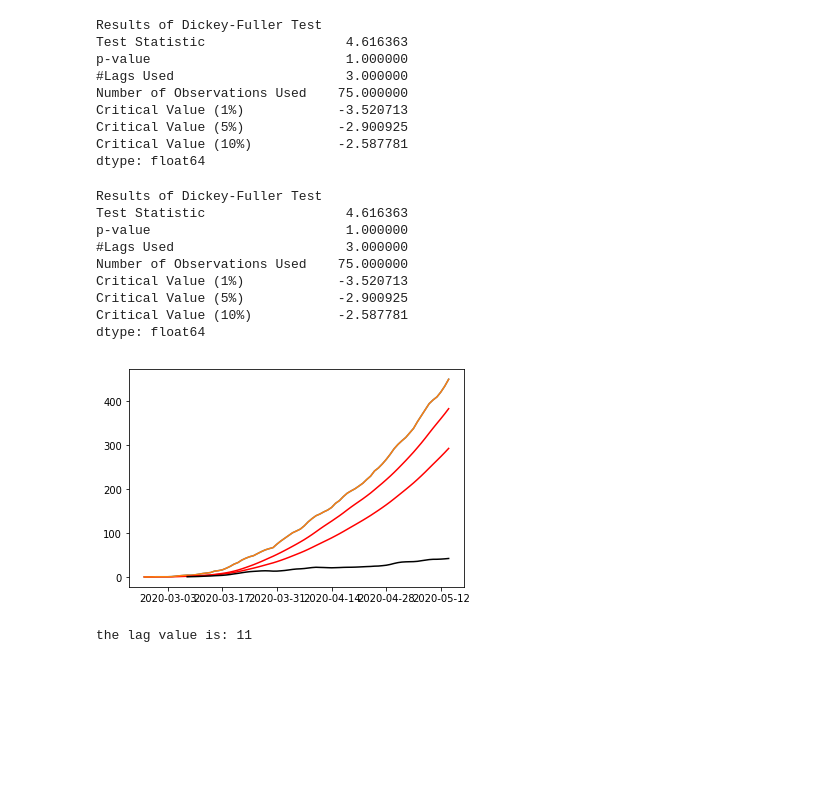
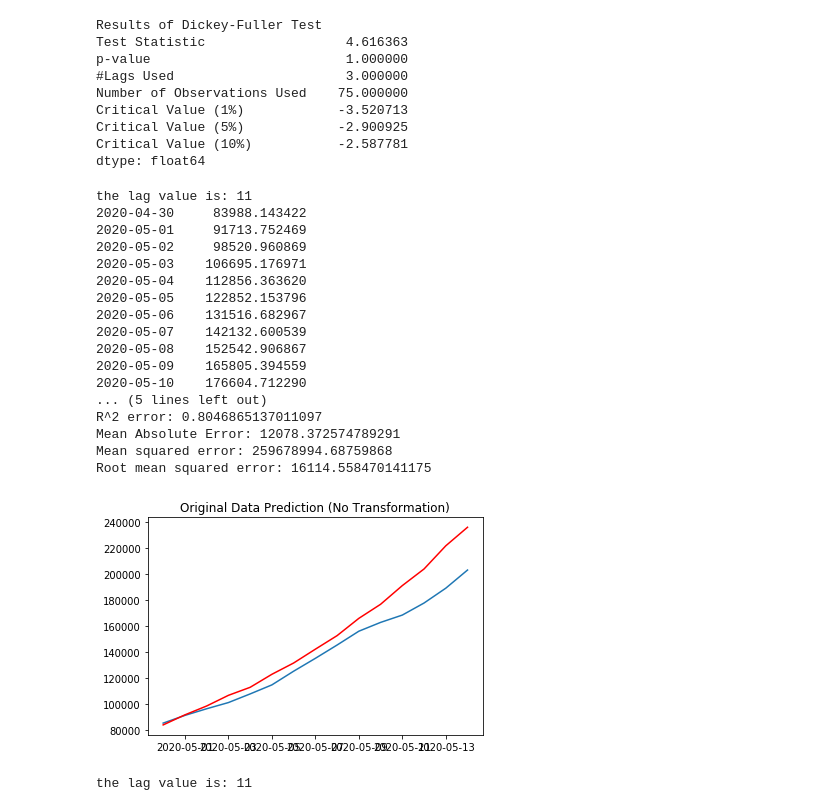
Before and after one commit to sundar1122/covid19, a Jupyter notebook: Brazil Analysis.ipynb, the cells around one changed output. Drawn from its saved outputs; the diff is of its cells as text; code cells hidden in the pictures; blank space fills up the shorter version.

```diff
--- a/Brazil Analysis.ipynb
+++ b/Brazil Analysis.ipynb
@@ -345,20 +327,60 @@ Critical Value (10%)           -2.587781
 dtype: float64
 # %%
 weight_avg2 = date_case_2_sqrt.ewm(halflife = 12, min_periods = 0, adjust = True).mean()
-plt.plot(date_case_2_sqrt)
-plt.plot(weight_avg2, color = 'red')
-test_stationarity(date_case_2_sqrt)
+##plt.plot(date_case_2_sqrt)
+##plt.plot(weight_avg2, color = 'red')
+##test_stationarity(date_case_2_sqrt)
-# %% [output]
-Results of Dickey-Fuller Test
-Test Statistic                  4.616363
-p-value                         1.000000
-#Lags Used                      3.000000
-Number of Observations Used    75.000000
-Critical Value (1%)            -3.520713
-Critical Value (5%)            -2.900925
-Critical Value (10%)           -2.587781
-dtype: float64
-[figure, removed]
+# %%
+Y = date_case_2
+train = Y[1: len(Y) - 15]
+test = Y[len(Y) - 15:]
+
+model = AR(train)
+model_fitted = model.fit()
+print('the lag value is: %s' % model_fitted.k_ar)
+
+predict = model_fitted.predict(start = len(train), end = len(train) + len(test) - 1, dynamic = False)
+print(predict)
+
+plt.plot(date_case_2.tail(15))
+plt.title("Original Data Prediction (No Transformation)")
+plt.plot(predict, color = 'red')
+
+r2_err = r2_score(date_case_2.tail(15), predict)
+print('R^2 error: %s' % r2_err)
+
+    #mean absolute error - measuring prediction errors because prediction in same unit as original (avg forecast error)
+from sklearn.metrics import mean_absolute_error
+mae = mean_absolute_error(date_case_2.tail(15), predict)
+print('Mean Absolute Error: %s' % mae)
+
+    #root mean squared error - sqrt average of square of forecase error (mse): basically same as mse but when dealing
+    #with prediction in same unit as original - how concentrated is data around line of best fit
+from sklearn.metrics import mean_squared_error
+mse = mean_squared_error(predict, date_case_2.tail(15))
+print('Mean squared error: %s' % mse)
+
+rmse = np.sqrt(mse)
+print('Root mean squared error: %s' % rmse)
+# %% [output]
+the lag value is: 11
+2020-04-30     83988.143422
+2020-05-01     91713.752469
+2020-05-02     98520.960869
+2020-05-03    106695.176971
+2020-05-04    112856.363620
+2020-05-05    122852.153796
+2020-05-06    131516.682967
+2020-05-07    142132.600539
+2020-05-08    152542.906867
+2020-05-09    165805.394559
+2020-05-10    176604.712290
+... (5 lines left out)
+R^2 error: 0.8046865137011097
+Mean Absolute Error: 12078.372574789291
+Mean squared error: 259678994.68759868
+Root mean squared error: 16114.558470141175
+[figure, added]
 # %%
 X_sqrt = date_case_2_sqrt.dropna()
 train_sq = X_sqrt[1: len(X_sqrt) - 9]
```
Also changed, not shown: parts of 15 cells of this notebook.
